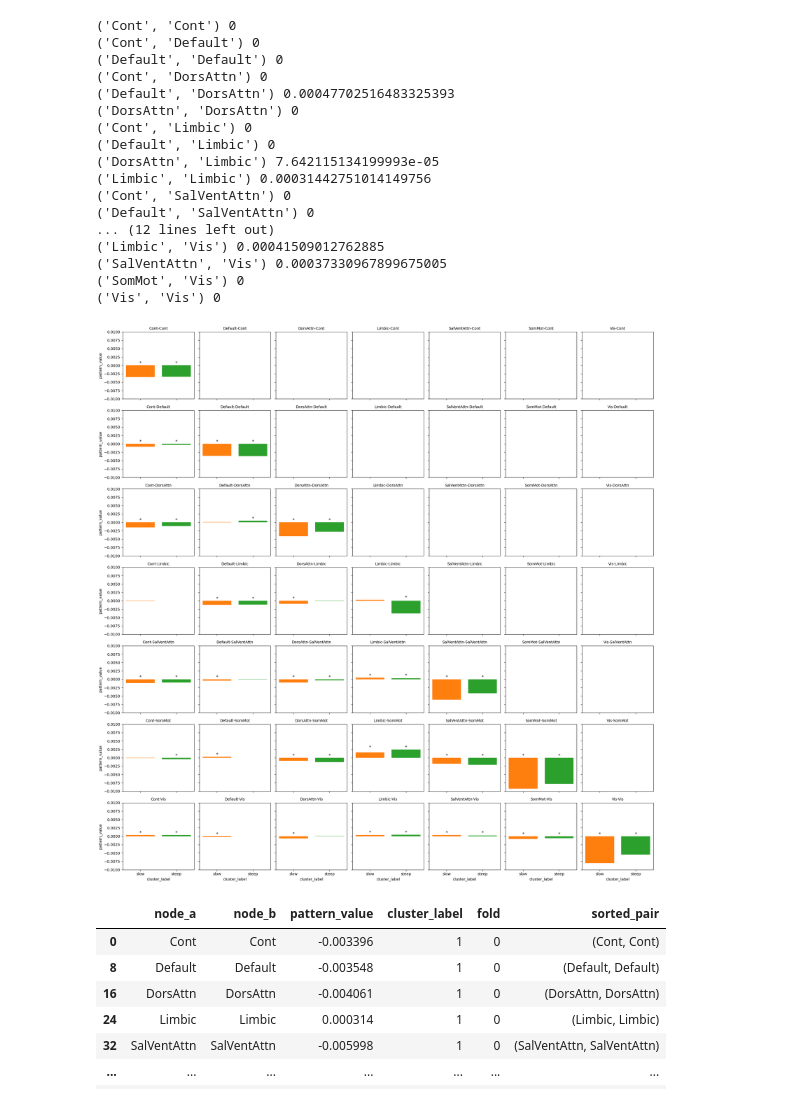
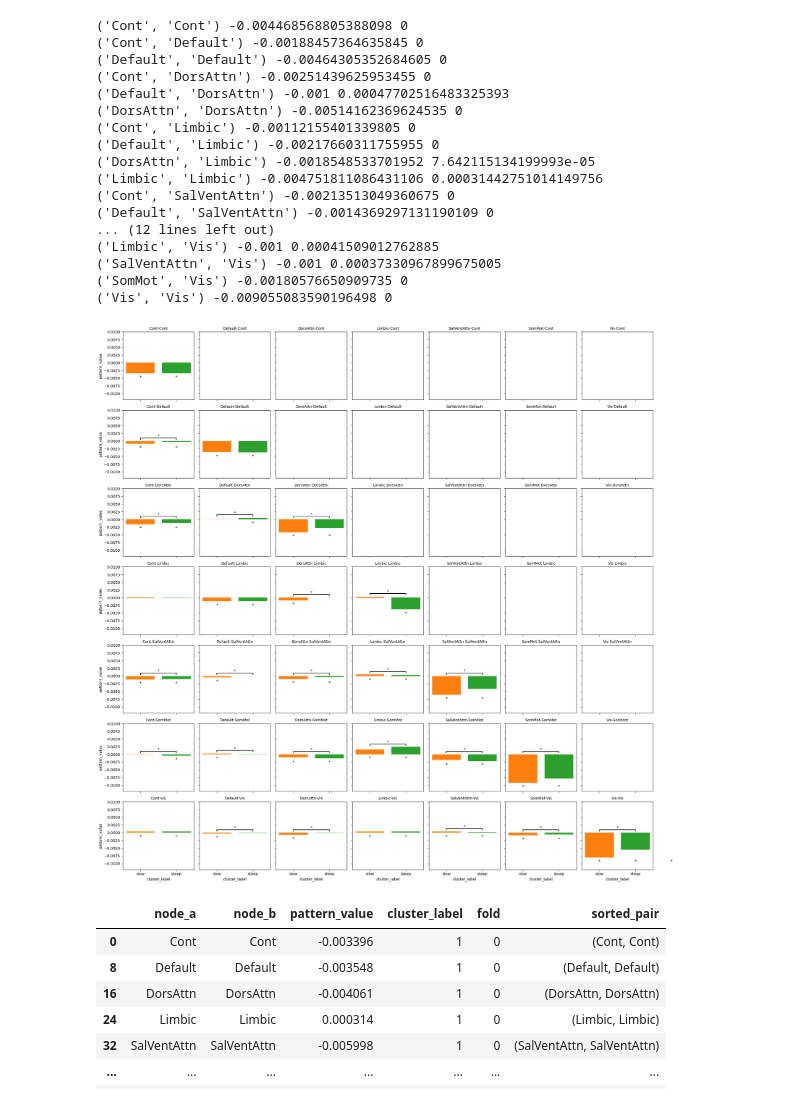
Before and after one commit to jonathan-legrand/article-figures, a Jupyter notebook: plot_connectivity.ipynb, the cells around one changed output. Saved outputs shown, nothing was run; the diff lists cells and outputs as text; code cells hidden in the pictures.

```diff
--- a/plot_connectivity.ipynb
+++ b/plot_connectivity.ipynb
@@ -36,7 +36,7 @@ grid = sns.FacetGrid(
     sharex=True,
     sharey=True,
     despine=False,
-    ylim=(-0.01, 0.01)
+    ylim=(-0.012, 0.01)
 )
 grid.map(plt.bar, "cluster_label", "pattern_value")
 grid.set_titles(template="{col_name}-{row_name}")
@@ -45,58 +45,66 @@ grid.set_xticklabels(("slow", "steep"))
 y = 0.002
 
 tril_idx = idx = np.tril_indices_from(grid.axes)
 
 comp_pairs = (
     (1, (1, 0)),
     (2, (2, 0)),
-    #(3, (2, 1)),
+    (3, (2, 1)),
 )
+h = 0.001 # graphic offset param
 
 for ax in grid.axes[tril_idx]:
 
     networks = tuple(ax.title.get_text().split("-"))
     gridmsk = (test_outcome.sorted_pair == tuple(networks))
 
-    y = df_scaled[df_scaled.sorted_pair == networks].pattern_value.max()
-    y = max(0, y)
-    print(networks, y)
-    #y = 0.002
-    # TODO Sort test outcomes like df to get max value and debug this
-    #y = df[df.sorted_pair.values == net_key].pattern_value.max()
+    y_bar = df_scaled[df_scaled.sorted_pair == networks].pattern_value.max()
+    y = df_scaled[df_scaled.sorted_pair == networks].pattern_value.min()
+    y_bar = max(0, y_bar)
+    y = min(0, y) - h
+    print(networks, y, y_bar)
 
     for x, (a, b) in comp_pairs:
         col_msk = (test_outcome.clusterlabel_a == a) & (test_outcome.clusterlabel_b == b)
         pval = test_outcome.loc[gridmsk & col_msk, "p adj"].values[0]
 
         if pval < 0.05:
             annotation = "*"
+            col = "black"
         elif pval < 0.01:
             annotation = "**"
+            col = "black"
         elif pval < 0.001:
             annotation = "***"
+            col = "black"
         else:
             annotation = ""
+            col = "white"
 
-        ax.text(x, y, annotation, ha="center", va="bottom", fontsize=12, color="black")
+        ax.text(x, y - h, annotation, ha="center", va="bottom", fontsize=12, color="black")
+        if x == 3:
+
+            ax.plot([1, 1, 2, 2], [y_bar + h/2, y_bar + h, y_bar + h, y_bar + h/2], c=col)
+            ax.text(1.5, y_bar + h, annotation, ha='center', va='bottom')
 # %% [output]
-('Cont', 'Cont') 0
-('Cont', 'Default') 0
-('Default', 'Default') 0
-('Cont', 'DorsAttn') 0
-('Default', 'DorsAttn') 0.00047702516483325393
-('DorsAttn', 'DorsAttn') 0
-('Cont', 'Limbic') 0
-('Default', 'Limbic') 0
-('DorsAttn', 'Limbic') 7.642115134199993e-05
-('Limbic', 'Limbic') 0.00031442751014149756
-('Cont', 'SalVentAttn') 0
-('Default', 'SalVentAttn') 0
+('Cont', 'Cont') -0.004468568805388098 0
+('Cont', 'Default') -0.00188457364635845 0
+('Default', 'Default') -0.00464305352684605 0
+('Cont', 'DorsAttn') -0.00251439625953455 0
+('Default', 'DorsAttn') -0.001 0.00047702516483325393
+('DorsAttn', 'DorsAttn') -0.00514162369624535 0
+('Cont', 'Limbic') -0.00112155401339805 0
+('Default', 'Limbic') -0.00217660311755955 0
+('DorsAttn', 'Limbic') -0.0018548533701952 7.642115134199993e-05
+('Limbic', 'Limbic') -0.004751811086431106 0.00031442751014149756
+('Cont', 'SalVentAttn') -0.00213513049360675 0
+('Default', 'SalVentAttn') -0.0014369297131190109 0
 ... (12 lines left out)
-('Limbic', 'Vis') 0.00041509012762885
-('SalVentAttn', 'Vis') 0.00037330967899675005
-('SomMot', 'Vis') 0
-('Vis', 'Vis') 0
+('Limbic', 'Vis') -0.001 0.00041509012762885
+('SalVentAttn', 'Vis') -0.001 0.00037330967899675005
+('SomMot', 'Vis') -0.00180576650909735 0
+('Vis', 'Vis') -0.009055083590196498 0
-[figure, old version]
+[figure, new version]
 # %%
 decliners = sns.color_palette("tab10")[1:3]
 # %%
```
